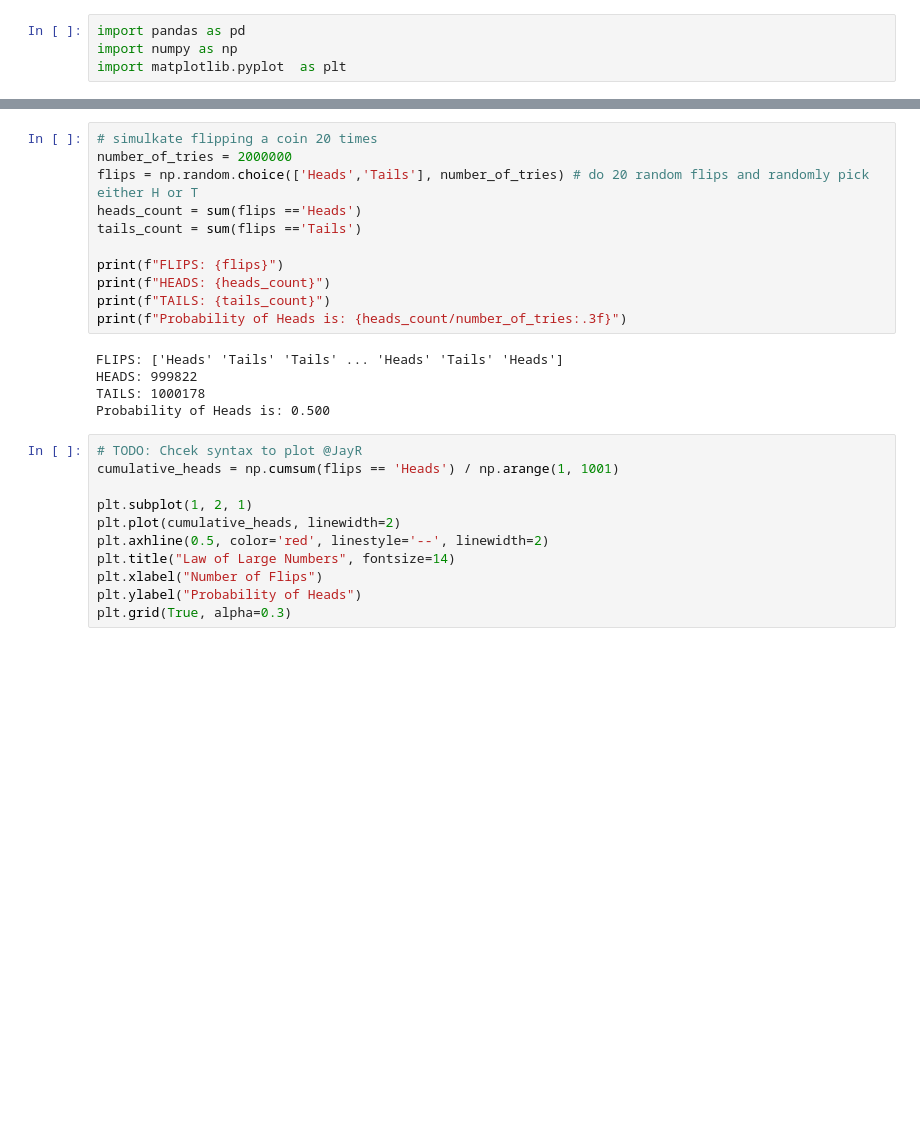
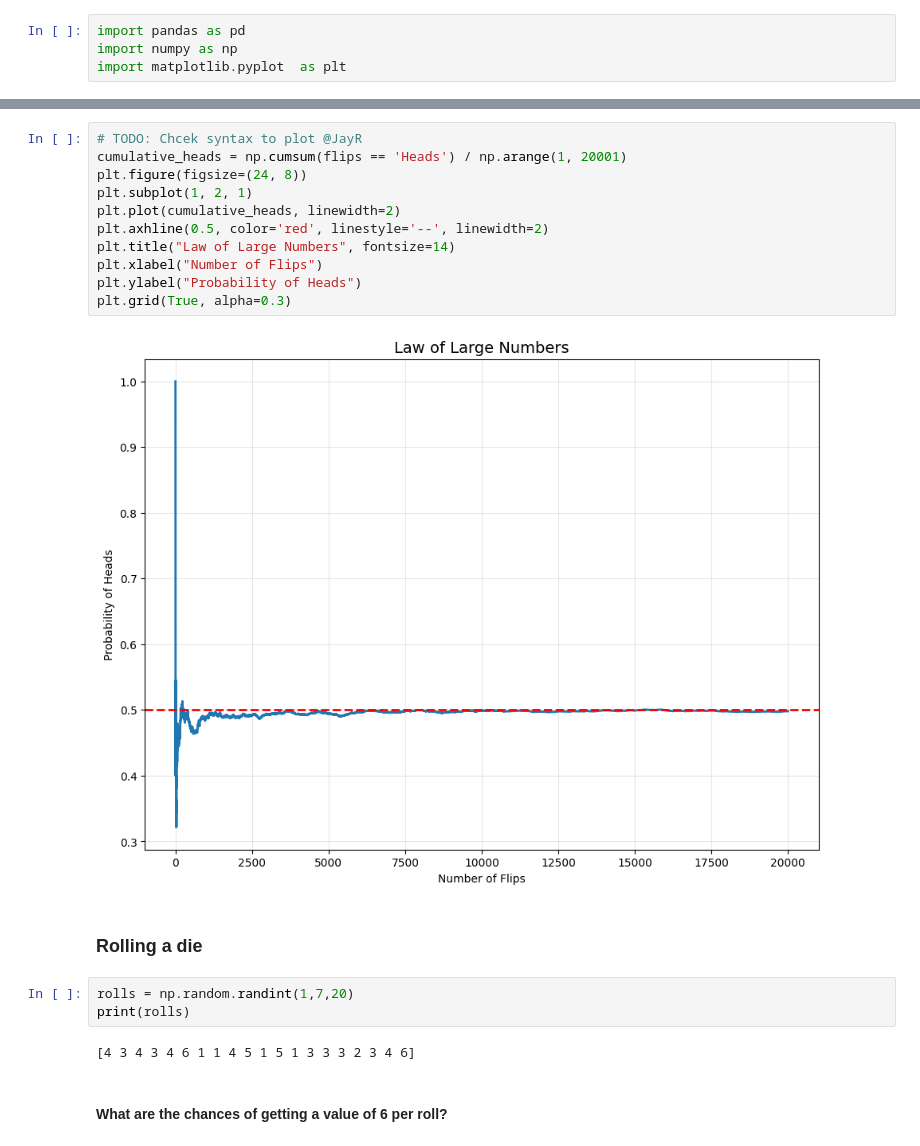
Before and after one commit to JosephRidge/Analysis101, a Jupyter notebook: proba.ipynb, the cells around one changed output, grey strips where cells are left out. Cells and saved outputs as stored; diff of their text form; blank space fills up the shorter version.

```diff
--- a/proba.ipynb
+++ b/proba.ipynb
@@ -60,28 +110,23 @@ TAILS: 10045
 Probability of Heads is: 0.498
-# %%
-# simulkate flipping a coin 20 times
-number_of_tries = 2000000
-flips = np.random.choice(['Heads','Tails'], number_of_tries) # do 20 random flips and randomly pick either H or T
-heads_count = sum(flips =='Heads')
-tails_count = sum(flips =='Tails')
-
-print(f"FLIPS: {flips}")
-print(f"HEADS: {heads_count}")
-print(f"TAILS: {tails_count}")
-print(f"Probability of Heads is: {heads_count/number_of_tries:.3f}")
-# %% [output]
-FLIPS: ['Heads' 'Tails' 'Tails' ... 'Heads' 'Tails' 'Heads']
-HEADS: 999822
-TAILS: 1000178
-Probability of Heads is: 0.500
 # %%
 # TODO: Chcek syntax to plot @JayR
-cumulative_heads = np.cumsum(flips == 'Heads') / np.arange(1, 1001)
-
+cumulative_heads = np.cumsum(flips == 'Heads') / np.arange(1, 20001)
+plt.figure(figsize=(24, 8))
 plt.subplot(1, 2, 1)
 plt.plot(cumulative_heads, linewidth=2)
 plt.axhline(0.5, color='red', linestyle='--', linewidth=2)
 plt.title("Law of Large Numbers", fontsize=14)
 plt.xlabel("Number of Flips")
 plt.ylabel("Probability of Heads")
 plt.grid(True, alpha=0.3)
+# %% [output]
+[figure, added]
+# %% [markdown]
+### Rolling a die
+# %%
+rolls = np.random.randint(1,7,20)
+print(rolls)
+# %% [output]
+[4 3 4 3 4 6 1 1 4 5 1 5 1 3 3 3 2 3 4 6]
+# %% [markdown]
+#### What are the chances of getting a value of 6 per roll?
```
Also changed, not shown: parts of 18 cells of this notebook.
